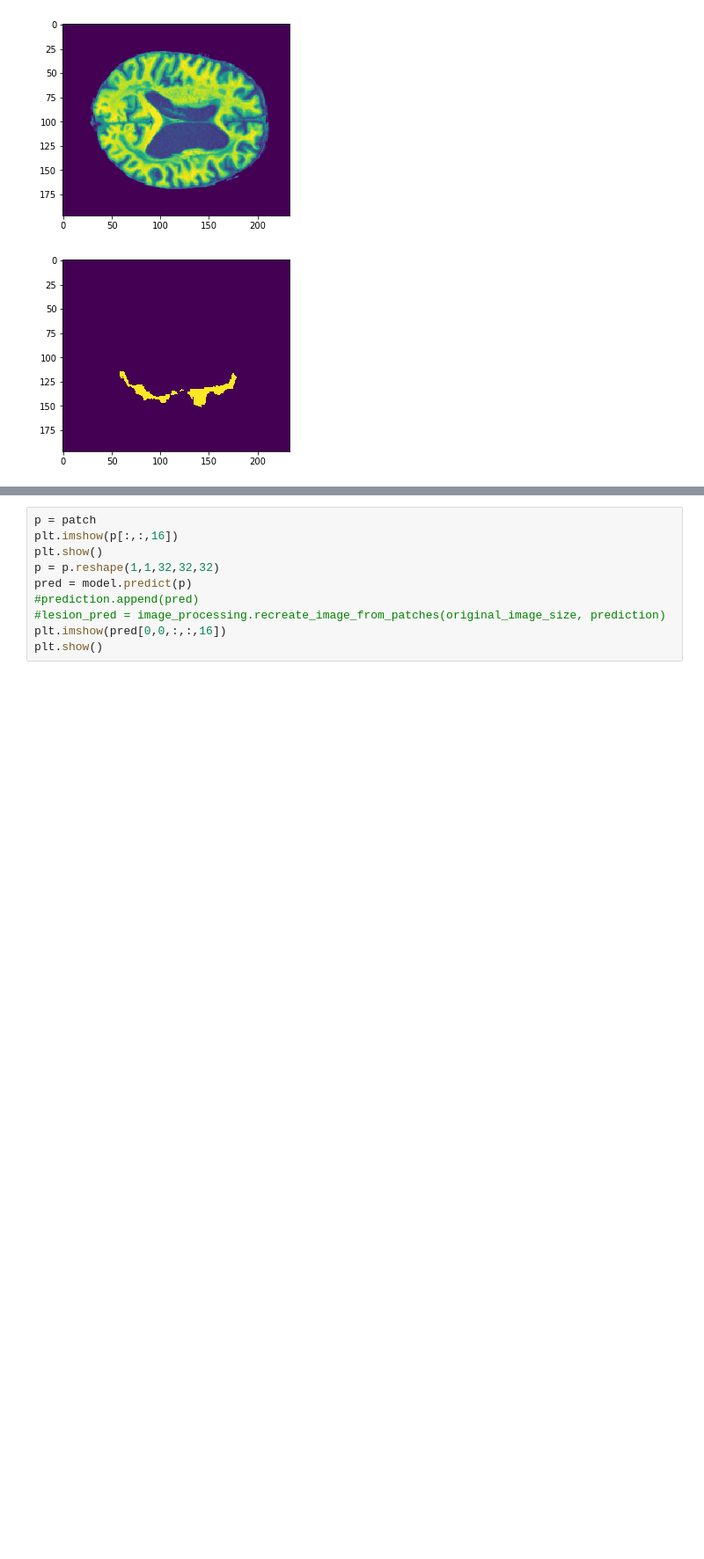
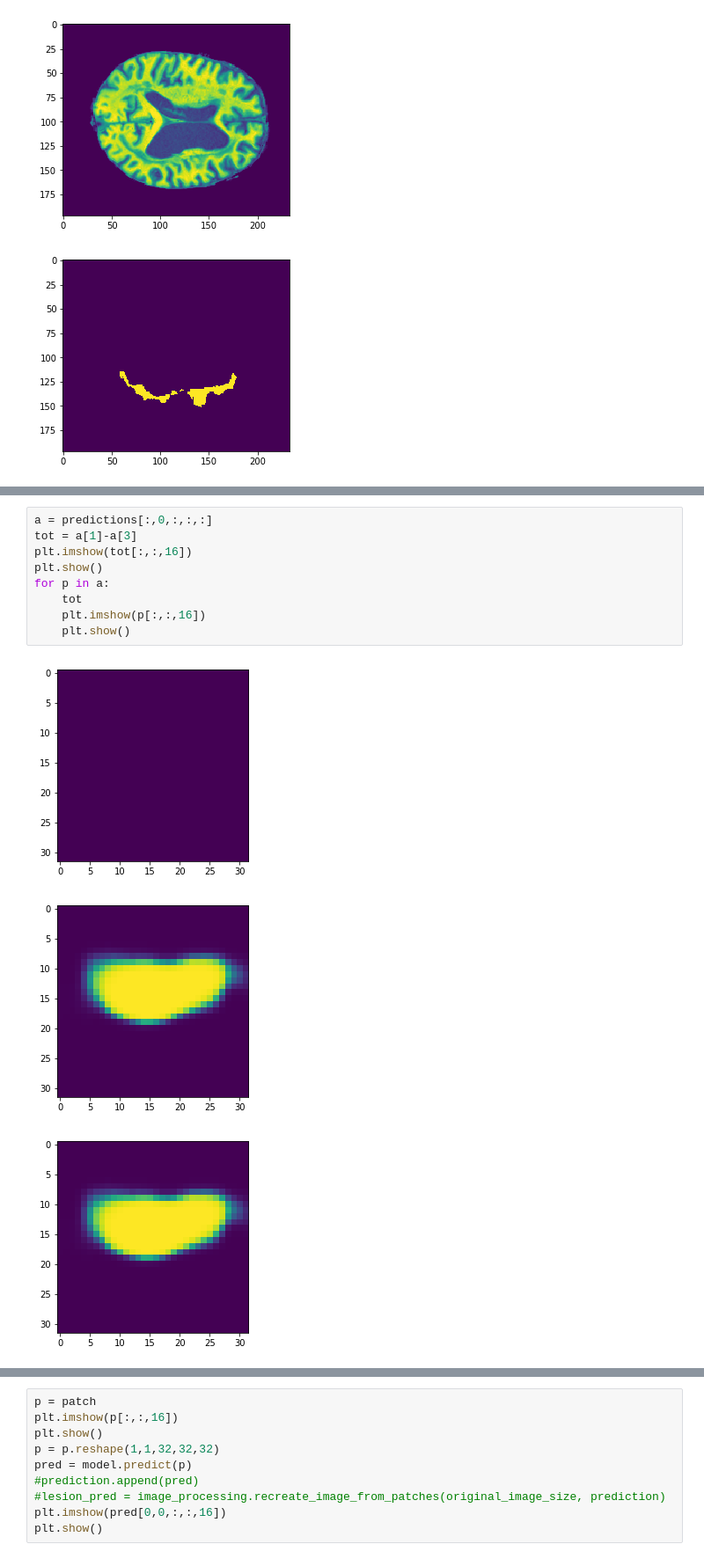
Before and after one commit to devhliu/MIP-DeepStroke, a Jupyter notebook: TestPreprocessing.ipynb, the cells around one changed output, grey strips where cells are left out. Shown at 88% size. Drawn from its saved outputs; the diff is of its cells as text; blank space fills up the shorter version.

```diff
--- a/TestPreprocessing.ipynb
+++ b/TestPreprocessing.ipynb
@@ -193,0 +257,13 @@ NameError: name 'patches' is not defined
+# %%
+a = predictions[:,0,:,:,:]
+tot = a[1]-a[3]
+plt.imshow(tot[:,:,16])
+plt.show()
+for p in a:
+    tot
+    plt.imshow(p[:,:,16])
+    plt.show()
+# %% [output]
+[figure, added]
+[figure, added]
+[figure, added]
```
Also changed, not shown: parts of 10 cells of this notebook, 9 other files.
